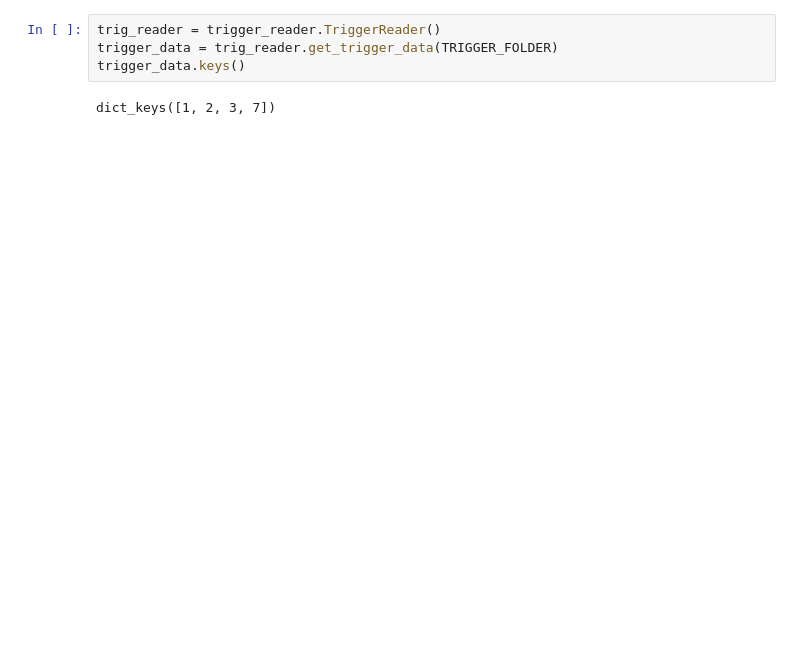
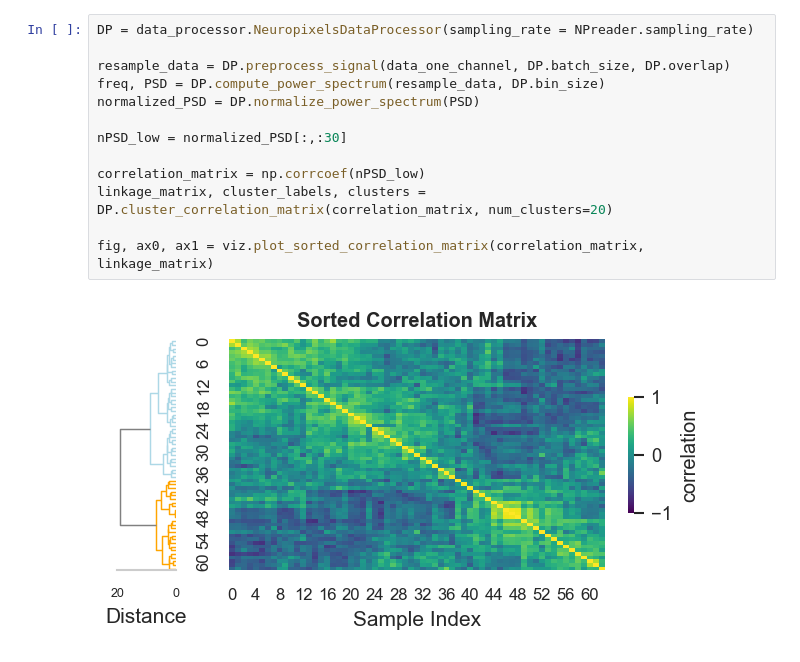
Before and after one commit to eegoro/neuropixels_analysis, a Jupyter notebook: neuropixels_reader_example.ipynb, the cells around one changed output. Saved outputs shown, nothing was run; the diff lists cells and outputs as text; blank space fills up the shorter version.

```diff
--- a/neuropixels_reader_example.ipynb
+++ b/neuropixels_reader_example.ipynb
@@ -39,6 +44,15 @@ for time_period_name, time_period_data in data.items():
-# %%
-trig_reader = trigger_reader.TriggerReader()
-trigger_data = trig_reader.get_trigger_data(TRIGGER_FOLDER)
-trigger_data.keys()
-# %% [output]
-dict_keys([1, 2, 3, 7])
+# %%
+DP = data_processor.NeuropixelsDataProcessor(sampling_rate = NPreader.sampling_rate)
+
+resample_data = DP.preprocess_signal(data_one_channel, DP.batch_size, DP.overlap)
+freq, PSD = DP.compute_power_spectrum(resample_data, DP.bin_size)
+normalized_PSD = DP.normalize_power_spectrum(PSD)
+
+nPSD_low = normalized_PSD[:,:30]
+
+correlation_matrix = np.corrcoef(nPSD_low)
+linkage_matrix, cluster_labels, clusters = DP.cluster_correlation_matrix(correlation_matrix, num_clusters=20)
+
+fig, ax0, ax1 = viz.plot_sorted_correlation_matrix(correlation_matrix, linkage_matrix)
+# %% [output]
+[figure, added]
```
Also changed, not shown: parts of 9 cells of this notebook, 1 other file.
